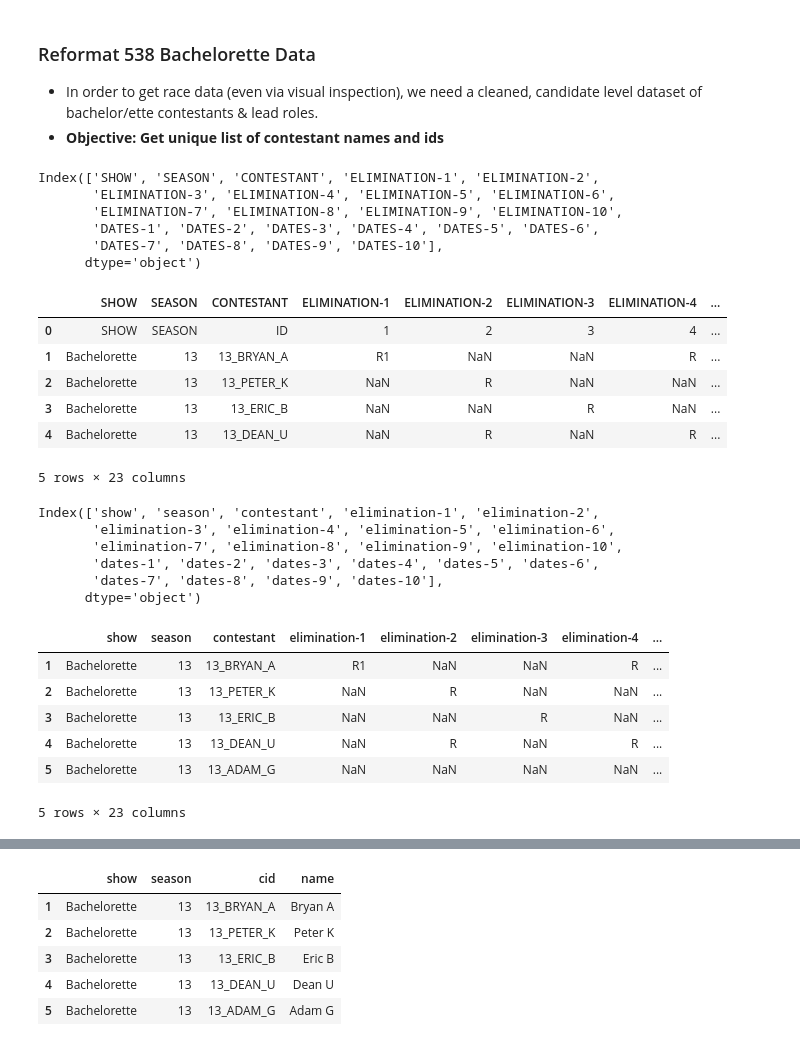
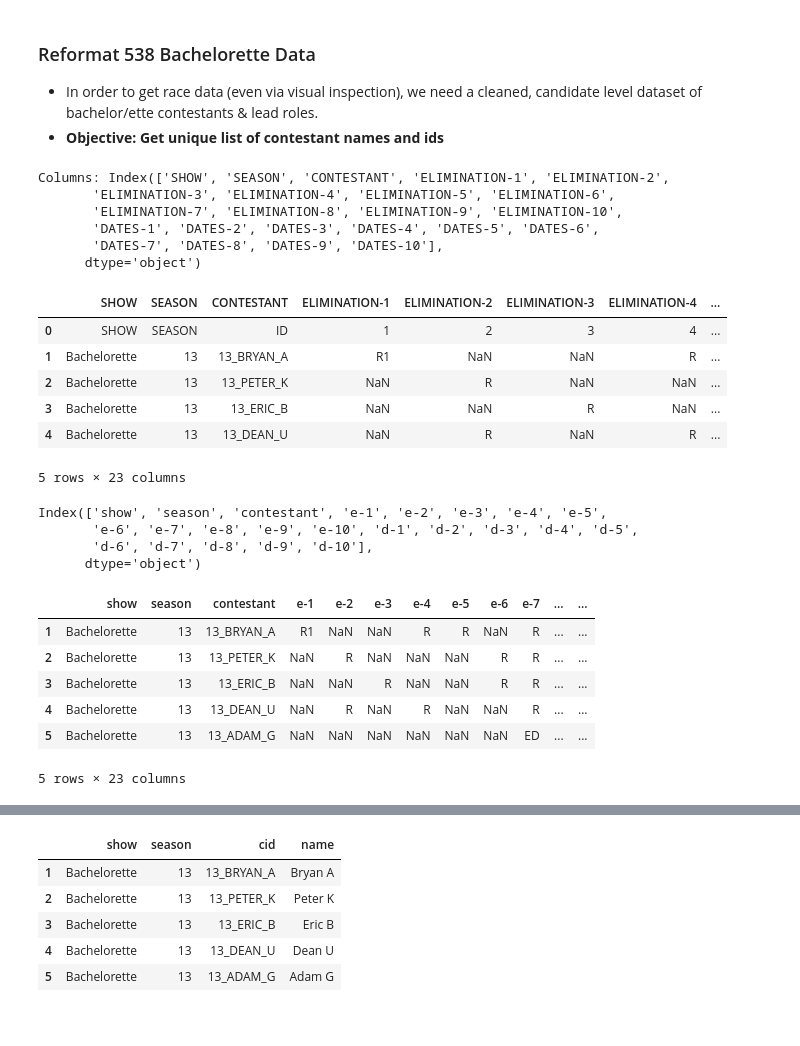
Before and after one commit to angelinahli/bachelorette, a Jupyter notebook: data/scripts/clean_data.ipynb, the cells around one changed output, grey strips where cells are left out. Saved outputs shown, nothing was run; the diff lists cells and outputs as text; code cells hidden in the pictures.

```diff
--- a/data/scripts/clean_data.ipynb
+++ b/data/scripts/clean_data.ipynb
@@ -57,12 +33,13 @@ for fl in all_files:
 * In order to get race data (even via visual inspection), we need a cleaned, candidate level dataset of bachelor/ette contestants & lead roles.
 * **Objective: Get unique list of contestant names and ids**
 # %%
-path_538 = all_files[0]
+# import in 538 data
+path_538 = "../input/538/bachelorette.csv"
 df_538 = pd.read_csv(path_538)
-print(df_538.columns)
+print("Columns:", df_538.columns)
 df_538.head()
 # %% [output]
-Index(['SHOW', 'SEASON', 'CONTESTANT', 'ELIMINATION-1', 'ELIMINATION-2',
+Columns: Index(['SHOW', 'SEASON', 'CONTESTANT', 'ELIMINATION-1', 'ELIMINATION-2',
        'ELIMINATION-3', 'ELIMINATION-4', 'ELIMINATION-5', 'ELIMINATION-6',
        'ELIMINATION-7', 'ELIMINATION-8', 'ELIMINATION-9', 'ELIMINATION-10',
        'DATES-1', 'DATES-2', 'DATES-3', 'DATES-4', 'DATES-5', 'DATES-6',
@@ -76,24 +53,29 @@ Index(['SHOW', 'SEASON', 'CONTESTANT', 'ELIMINATION-1', 'ELIMINATION-2',
 | 4 | Bachelorette | 13 | 13_DEAN_U | NaN | R | NaN | R | ... |
 5 rows × 23 columns
 # %%
-# first fixes: drop non data rows; clean columns
-df_538.columns = map(lambda x: x.lower(), df_538.columns)
+# 1. drop non data rows; clean columns
+def clean_col_name(name):
+    name = name.lower()
+    changemap = {"elimination": "e", "dates": "d"}
+    for curr, new in changemap.items():
+        name = name.replace(curr, new)
+    return name
+
+df_538.columns = map(clean_col_name, df_538.columns)
 df_538 = df_538[~(df_538["contestant"] == "ID") &
                 ~(df_538["season"] == "SEASON")]
 print(df_538.columns)
 df_538.head()
 # %% [output]
-Index(['show', 'season', 'contestant', 'elimination-1', 'elimination-2',
-       'elimination-3', 'elimination-4', 'elimination-5', 'elimination-6',
-       'elimination-7', 'elimination-8', 'elimination-9', 'elimination-10',
-       'dates-1', 'dates-2', 'dates-3', 'dates-4', 'dates-5', 'dates-6',
-       'dates-7', 'dates-8', 'dates-9', 'dates-10'],
+Index(['show', 'season', 'contestant', 'e-1', 'e-2', 'e-3', 'e-4', 'e-5',
+       'e-6', 'e-7', 'e-8', 'e-9', 'e-10', 'd-1', 'd-2', 'd-3', 'd-4', 'd-5',
+       'd-6', 'd-7', 'd-8', 'd-9', 'd-10'],
       dtype='object')
-|  | show | season | contestant | elimination-1 | elimination-2 | elimination-3 | elimination-4 | ... |
-| 1 | Bachelorette | 13 | 13_BRYAN_A | R1 | NaN | NaN | R | ... |
-| 2 | Bachelorette | 13 | 13_PETER_K | NaN | R | NaN | NaN | ... |
-| 3 | Bachelorette | 13 | 13_ERIC_B | NaN | NaN | R | NaN | ... |
-| 4 | Bachelorette | 13 | 13_DEAN_U | NaN | R | NaN | R | ... |
-| 5 | Bachelorette | 13 | 13_ADAM_G | NaN | NaN | NaN | NaN | ... |
+|  | show | season | contestant | e-1 | e-2 | e-3 | e-4 | e-5 | e-6 | e-7 | ... | ... |
+| 1 | Bachelorette | 13 | 13_BRYAN_A | R1 | NaN | NaN | R | R | NaN | R | ... | ... |
+| 2 | Bachelorette | 13 | 13_PETER_K | NaN | R | NaN | NaN | NaN | R | R | ... | ... |
+| 3 | Bachelorette | 13 | 13_ERIC_B | NaN | NaN | R | NaN | NaN | R | R | ... | ... |
+| 4 | Bachelorette | 13 | 13_DEAN_U | NaN | R | NaN | R | NaN | NaN | R | ... | ... |
+| 5 | Bachelorette | 13 | 13_ADAM_G | NaN | NaN | NaN | NaN | NaN | NaN | ED | ... | ... |
 5 rows × 23 columns
 # %%
```
Also changed, not shown: parts of 17 cells of this notebook.
